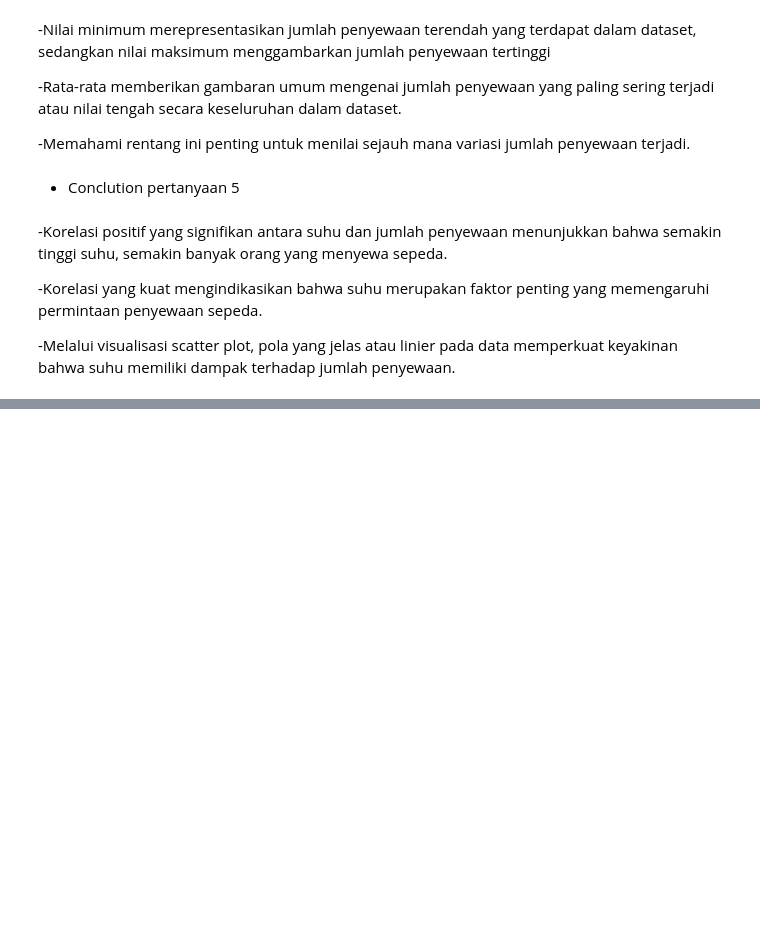
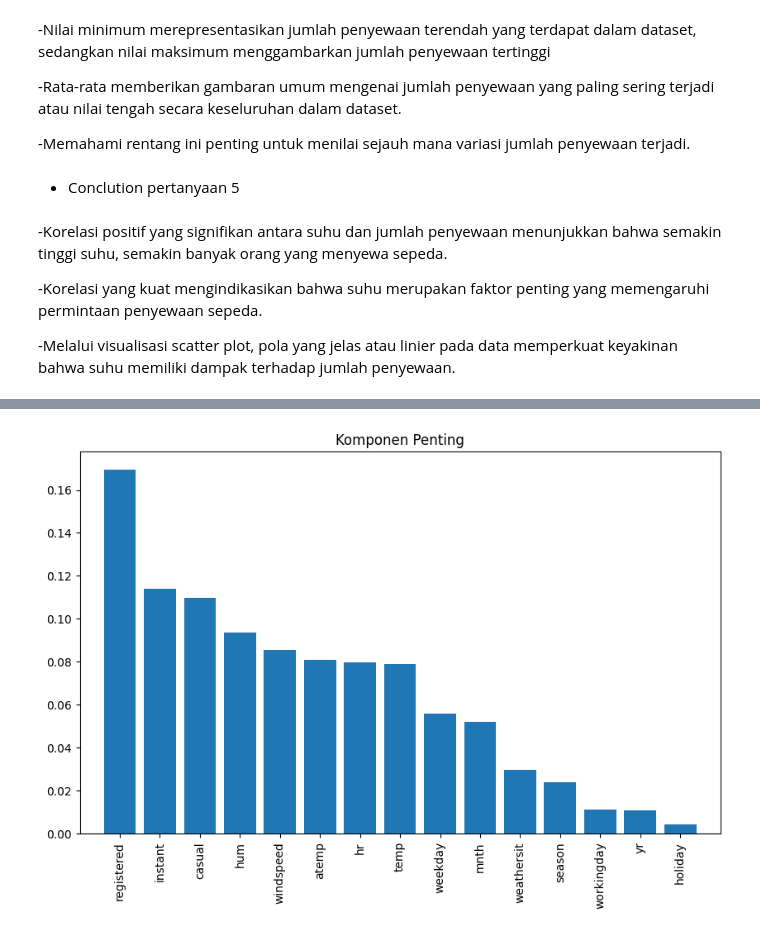
Before and after one commit to malvinhrp/UAS-PDSD, a Jupyter notebook: Kelompok7_IF4.ipynb, the cells around one changed output, grey strips where cells are left out. Drawn from its saved outputs; the diff is of its cells as text; code cells hidden in the pictures; blank space fills up the shorter version.

```diff
--- a/Kelompok7_IF4.ipynb
+++ b/Kelompok7_IF4.ipynb
@@ -375,0 +451,10 @@ cnt   0.404772  1.000000
+# %%
+# Mengubah kategori menjadi variabel dummy
+X = pd.get_dummies(X, drop_first=True)
+# %%
+# Membagi data menjadi set pelatihan dan pengujian
+X_train, X_test, y_train, y_test = train_test_split(X, y, test_size=0.2, random_state=42)
+# %%
+# Membangun model Random Forest
+model = RandomForestClassifier(n_estimators=100, random_state=42)
+model.fit(X_train, y_train)
@@ -375,0 +490,14 @@ cnt   0.404772  1.000000
+# %%
+# Visualisasi komponen penting
+importances = model.feature_importances_
+indices = np.argsort(importances)[::-1]
+# %%
+# Menampilkan fitur yang paling penting
+plt.figure(figsize=(10, 6))
+plt.title("Komponen Penting")
+plt.bar(range(X.shape[1]), importances[indices], align="center")
+plt.xticks(range(X.shape[1]), X.columns[indices], rotation=90)
+plt.xlim([-1, X.shape[1]])
+plt.show()
+# %% [output]
+[figure, added]
```
Also changed, not shown: parts of 13 cells of this notebook.
